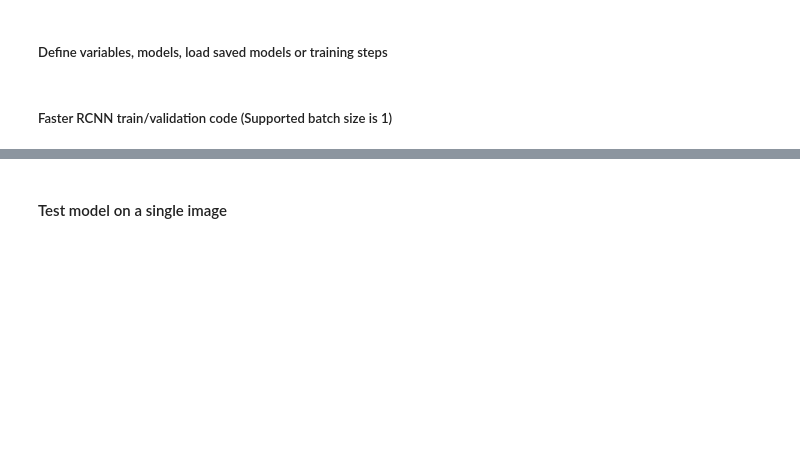
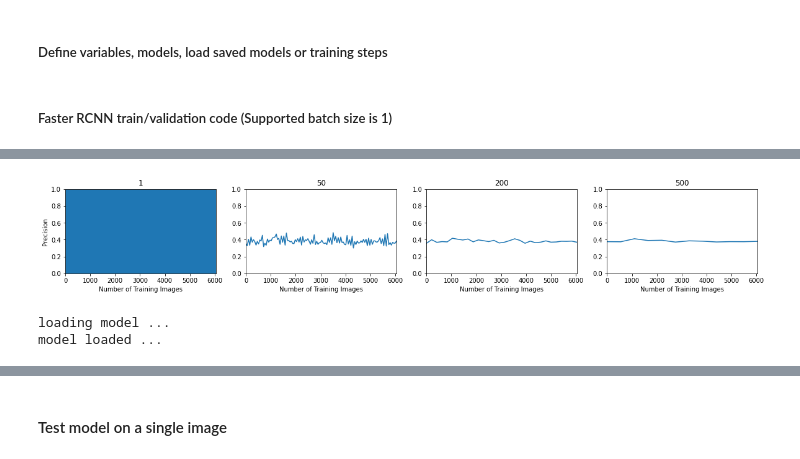
Before and after one commit to resmaessen/CS4240-DL_Reproduce-_project_Fruit_Detection, a Jupyter notebook: Faster_RCNN.ipynb, the cells around one changed output, grey strips where cells are left out. Drawn from its saved outputs; the diff is of its cells as text; code cells hidden in the pictures; blank space fills up the shorter version.

```diff
--- a/Faster_RCNN.ipynb
+++ b/Faster_RCNN.ipynb
@@ -388,7 +373,9 @@ class ZFNet(nn.Module):
         # Classifier
         self.classifier  = nn.Sequential(OrderedDict([
         ('fc1' , nn.Linear(12544,4096)),
-        ('fc2', nn.Linear(4096,4096))
+				('relu6', nn.ReLU()),
+        ('fc2', nn.Linear(4096,4096)),
+				('relu7', nn.ReLU())
         ]))
 # %%
 # Base ZF model
@@ -1148,2 +1189,77 @@ for epoch in range(epoch_start,epoch_start+total_epoch):
+# %%
+fig, ax = plt.subplots(1, 4, figsize=(20, 2.5))
+steps = [1, 50, 200, 500]
+for idx, step in enumerate(steps):
+  recall_ = []
+  n = int(len(recall_valid)/step)
+  for i in range(n):
+    recall_.append(np.mean(recall_valid[i*step:i*step+step-1]))
+  trial = np.linspace(0, len(recall_valid) , len(recall_))
+  if idx == 0:
+    ax[idx].plot(recall_valid)
+    ax[idx].set_ylabel('Precision')
+  else:
+    ax[idx].plot(trial, recall_)
+  ax[idx].title.set_text(str(step))
+  ax[idx].set_ylim([0, 1])
+  ax[idx].set_xlim([0, len(recall_valid)])
+  ax[idx].set_xlabel('Number of Training Images')
+
+plt.savefig('drive/My Drive/Deep Learning/CS4240-Project/save_figure_rosa/validation_recall.png')
+# %% [output]
+[figure, added]
+# %%
+load_model = 'drive/My Drive/Deep Learning/CS4240-Project/saved_models_faster_rcnn/correct_run/best.pt'
+load_model = 'drive/My Drive/Deep Learning/CS4240-Project/saved_models_faster_rcnn/current.pt'
+
+# Make the differen vectors
+loss1_hist_last = []
+loss2_hist_last = []
+loss_hist_last = []
+valid_loss1_hist_last = []
+valid_loss2_hist_last = []
+valid_loss_hist_last = []
+
+#vgg_feature_extracter, vgg_classifier = Faster_RCNN_vgg16(num_freeze_top=10)
+ZF_feature_extracter, ZF_classifier = Faster_RCNN_ZF()
+vgg_feature_extracter = ZF_feature_extracter
+vgg_classifier = ZF_classifier
+
+rpn = Faster_RCNN_rpn(vgg_feature_extracter).to(device)
+ROI_pooling_layer = nn.AdaptiveMaxPool2d(roi_size).to(device)
+decider = Faster_RCNN_decider(vgg_classifier).to(device)
+all_params = list(list(rpn.parameters()) + list(decider.parameters()))
+
+optimizer = optim.Adam(all_params, lr=0.00005)
+
+
+# Load in the already existing file
+if load_model != '':
+  print('loading model ... ')
+  checkpoint = torch.load(load_model, map_location=device)
+  rpn.load_state_dict(checkpoint['rpn_state_dict'])
+  decider.load_state_dict(checkpoint['decider_state_dict'])
+  optimizer.load_state_dict(checkpoint['optimizer_state_dict'])
+  loss1_hist = checkpoint['loss1_hist']
+  loss2_hist = checkpoint['loss2_hist']
+  loss_hist = checkpoint['loss_hist']
+  valid_loss1_hist =checkpoint['valid_loss1_hist']
+  valid_loss2_hist = checkpoint['valid_loss2_hist']
+  valid_loss_hist = checkpoint['valid_loss_hist']
+  epoch_start = checkpoint['epoch_start']
+  best_valid_score = checkpoint['best_valid_score']
+  precision_train = checkpoint['precision_train']
+  recall_train = checkpoint['recall_train']
+  precision_valid = checkpoint['precision_valid']
+  recall_valid = checkpoint['recall_valid']
+  rpn.train()
+  decider.train()
+
+  print('model loaded ...' )
+else:
+  raise NotImplemented
+# %% [output]
+loading model ...
+model loaded ...
 # %%
 plt.figure()
```
Also changed, not shown: parts of 14 cells of this notebook.
